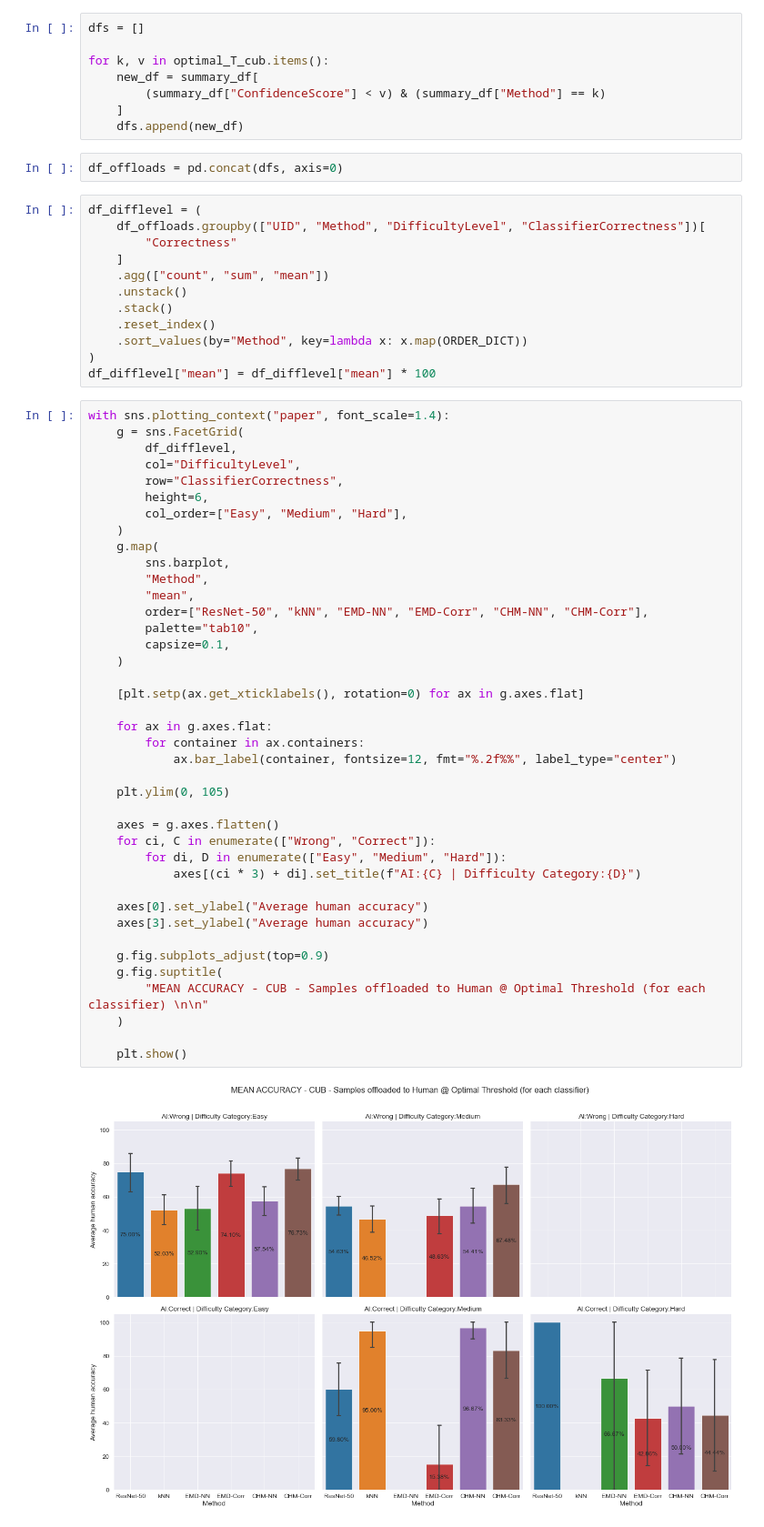
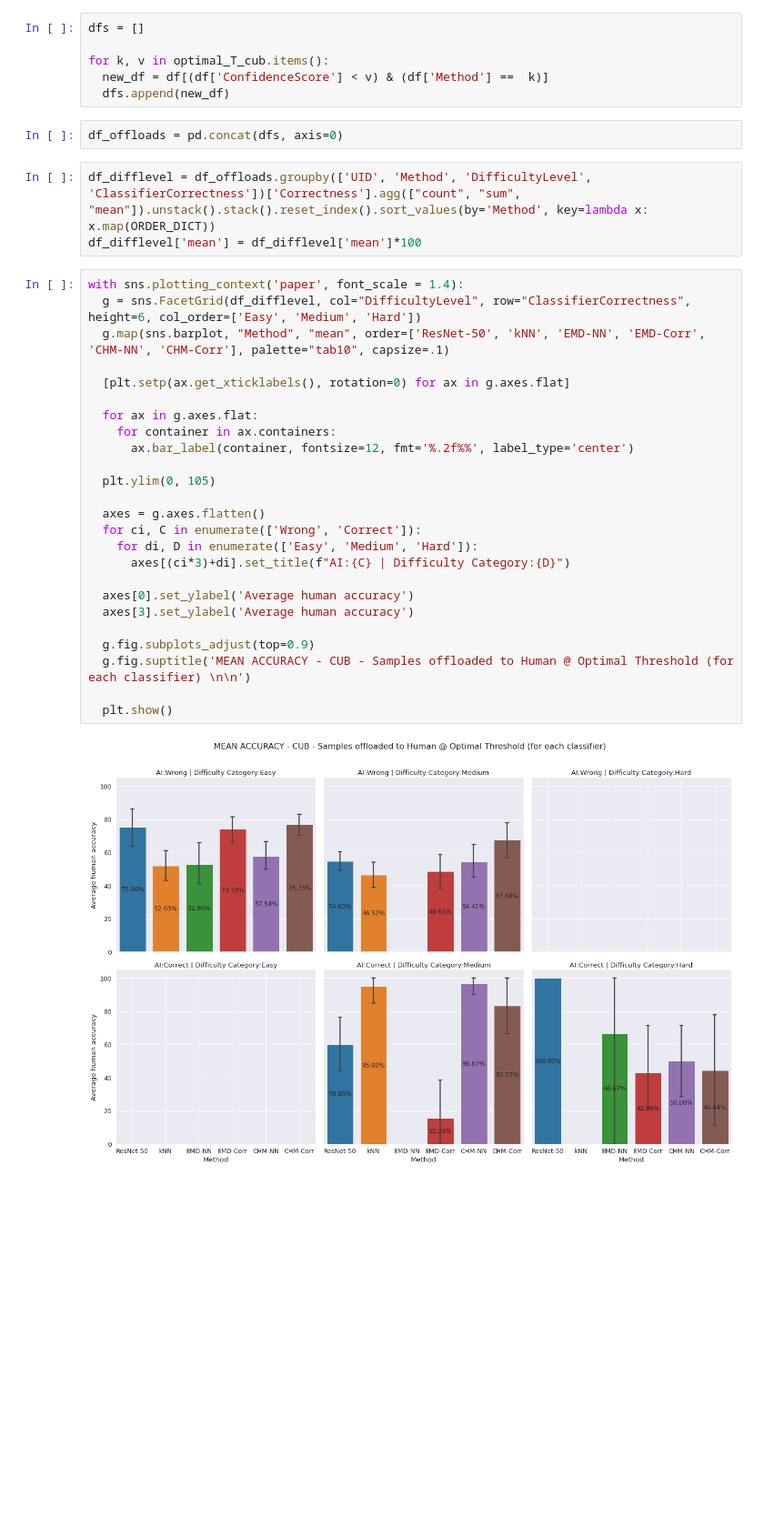
Before and after one commit to anguyen8/visual-correspondence-XAI, a Jupyter notebook: Human-Study/src/Table-C-CUB.ipynb, the cells around one changed output. Shown: that part at 91% size. Cells and saved outputs as stored; diff of their text form; blank space fills up the shorter version.

```diff
--- a/Human-Study/src/Table-C-CUB.ipynb
+++ b/Human-Study/src/Table-C-CUB.ipynb
@@ -432,64 +175,38 @@ array(['ResNet-50', 'kNN', 'EMD-Corr', 'CHM-NN', 'CHM-Corr', 'EMD-NN'],
 dfs = []
 
 for k, v in optimal_T_cub.items():
-    new_df = summary_df[
-        (summary_df["ConfidenceScore"] < v) & (summary_df["Method"] == k)
-    ]
-    dfs.append(new_df)
+  new_df = df[(df['ConfidenceScore'] < v) & (df['Method'] ==  k)]
+  dfs.append(new_df)
 # %%
 df_offloads = pd.concat(dfs, axis=0)
 # %%
-df_difflevel = (
-    df_offloads.groupby(["UID", "Method", "DifficultyLevel", "ClassifierCorrectness"])[
-        "Correctness"
-    ]
-    .agg(["count", "sum", "mean"])
-    .unstack()
-    .stack()
-    .reset_index()
-    .sort_values(by="Method", key=lambda x: x.map(ORDER_DICT))
-)
-df_difflevel["mean"] = df_difflevel["mean"] * 100
+df_difflevel = df_offloads.groupby(['UID', 'Method', 'DifficultyLevel', 'ClassifierCorrectness'])['Correctness'].agg(["count", "sum", "mean"]).unstack().stack().reset_index().sort_values(by='Method', key=lambda x: x.map(ORDER_DICT))
+df_difflevel['mean'] = df_difflevel['mean']*100
 # %%
-with sns.plotting_context("paper", font_scale=1.4):
-    g = sns.FacetGrid(
-        df_difflevel,
-        col="DifficultyLevel",
-        row="ClassifierCorrectness",
-        height=6,
-        col_order=["Easy", "Medium", "Hard"],
-    )
-    g.map(
-        sns.barplot,
-        "Method",
-        "mean",
-        order=["ResNet-50", "kNN", "EMD-NN", "EMD-Corr", "CHM-NN", "CHM-Corr"],
-        palette="tab10",
-        capsize=0.1,
-    )
+with sns.plotting_context('paper', font_scale = 1.4):
+  g = sns.FacetGrid(df_difflevel, col="DifficultyLevel", row="ClassifierCorrectness", height=6, col_order=['Easy', 'Medium', 'Hard'])
+  g.map(sns.barplot, "Method", "mean", order=['ResNet-50', 'kNN', 'EMD-NN', 'EMD-Corr', 'CHM-NN', 'CHM-Corr'], palette="tab10", capsize=.1)
 
-    [plt.setp(ax.get_xticklabels(), rotation=0) for ax in g.axes.flat]
+  [plt.setp(ax.get_xticklabels(), rotation=0) for ax in g.axes.flat]
 
-    for ax in g.axes.flat:
-        for container in ax.containers:
-            ax.bar_label(container, fontsize=12, fmt="%.2f%%", label_type="center")
+  for ax in g.axes.flat:
+    for container in ax.containers:
+      ax.bar_label(container, fontsize=12, fmt='%.2f%%', label_type='center')
 
-    plt.ylim(0, 105)
+  plt.ylim(0, 105)
 
-    axes = g.axes.flatten()
-    for ci, C in enumerate(["Wrong", "Correct"]):
-        for di, D in enumerate(["Easy", "Medium", "Hard"]):
-            axes[(ci * 3) + di].set_title(f"AI:{C} | Difficulty Category:{D}")
+  axes = g.axes.flatten()
+  for ci, C in enumerate(['Wrong', 'Correct']):
+    for di, D in enumerate(['Easy', 'Medium', 'Hard']):
+      axes[(ci*3)+di].set_title(f"AI:{C} | Difficulty Category:{D}")
 
-    axes[0].set_ylabel("Average human accuracy")
-    axes[3].set_ylabel("Average human accuracy")
+  axes[0].set_ylabel('Average human accuracy')
+  axes[3].set_ylabel('Average human accuracy')
 
-    g.fig.subplots_adjust(top=0.9)
-    g.fig.suptitle(
-        "MEAN ACCURACY - CUB - Samples offloaded to Human @ Optimal Threshold (for each classifier) \n\n"
-    )
+  g.fig.subplots_adjust(top=0.9)
+  g.fig.suptitle('MEAN ACCURACY - CUB - Samples offloaded to Human @ Optimal Threshold (for each classifier) \n\n')
 
-    plt.show()
+  plt.show()
 # %% [output]
-[figure, old version]
+[figure, new version]
 # %%
```
Also changed, not shown: parts of 56 cells of this notebook, 1 other file.
